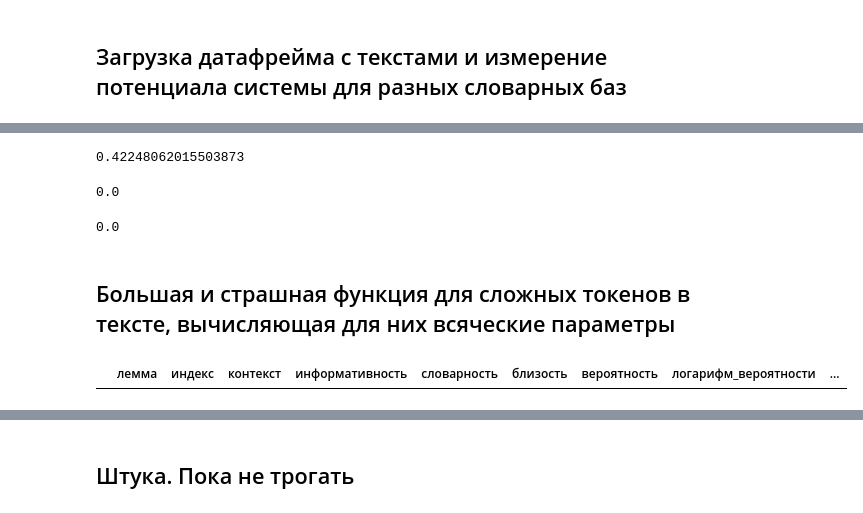
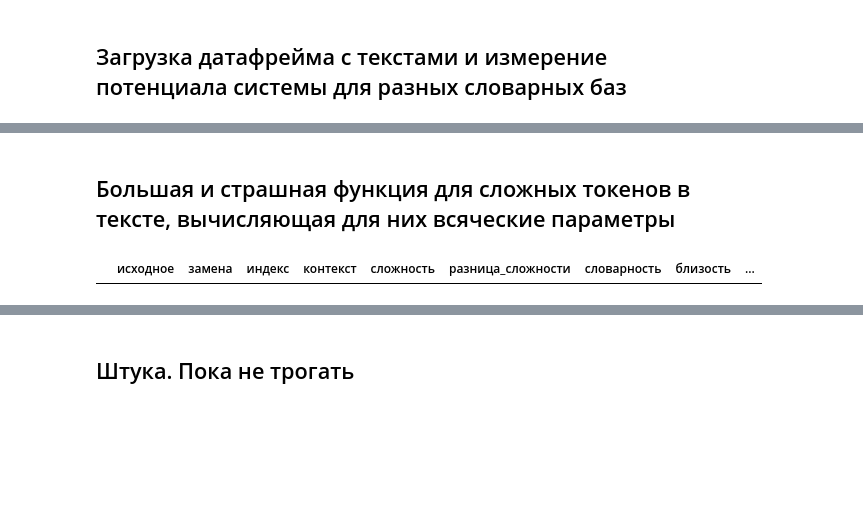
Before and after one commit to aabeloborodova/diploma, a Jupyter notebook: text_analysis.ipynb, the cells around one changed output, grey strips where cells are left out. Drawn from its saved outputs; the diff is of its cells as text; code cells hidden in the pictures; blank space fills up the shorter version.

Commit message:
dataframe no classification

```diff
--- a/text_analysis.ipynb
+++ b/text_analysis.ipynb
@@ -616,8 +607,3 @@ def measure_potential(n = 5, base = ['yarn','model','asis'][0], use_min = False)
     pot1 = positif/total1 if total1 else 0
 
     return pot1
-# %%
-model_potential = measure_potential(n = 3, base = 'model')
-model_potential
-# %% [output]
-0.42248062015503873
@@ -624,20 +614,18 @@ model_potential
 # %%
-asis_potential = measure_potential(n = 3, base = 'asis')
+asis_potential = measure_potential(n = 5, base = 'asis', mode = 'random', lst=lst)
 asis_potential_total
-# %% [output]
-0.0
 # %%
-yarn_potential = measure_potential(n = 3, base = 'yarn')
+yarn_potential = measure_potential(n = 5, base = 'yarn', mode = 'random', lst=lst)
 yarn_potential_total
-# %% [output]
-0.0
 # %% [markdown]
 ## Большая и страшная функция для сложных токенов в тексте, вычисляющая для них всяческие параметры
 # %%
-class_df = pd.DataFrame(columns=['лемма','индекс','контекст', 'информативность','словарность','близость','вероятность','логарифм_вероятности','контекстуальность','класс'])
-class_df
+class_df1 = pd.DataFrame(columns=['исходное','замена','индекс','контекст','сложность','разница_сложности',
+                                 'словарность', 'близость','разница_вероятности','разница_лог_вероятности',
+                                 'контекстуальность','класс'])
+class_df1
 # %% [output]
-|  | лемма | индекс | контекст | информативность | словарность | близость | вероятность | логарифм_вероятности | ... |
+|  | исходное | замена | индекс | контекст | сложность | разница_сложности | словарность | близость | ... |
 # %%
 def making_frame(window=5, base = ['yarn','model','asis'][0], n=3, t=5, algorithm = ['ngram','random_three'][0], baseline=0):
     # алогритм классификации слова как сложного/простого
```
Also changed, not shown: parts of 21 cells of this notebook, 3 other files.
